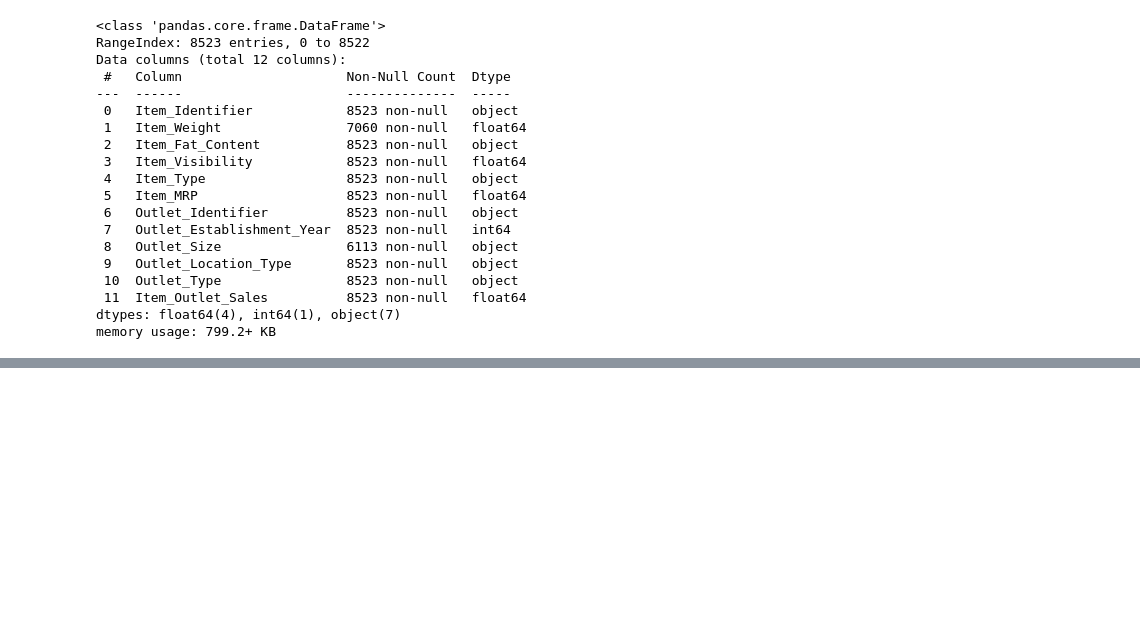
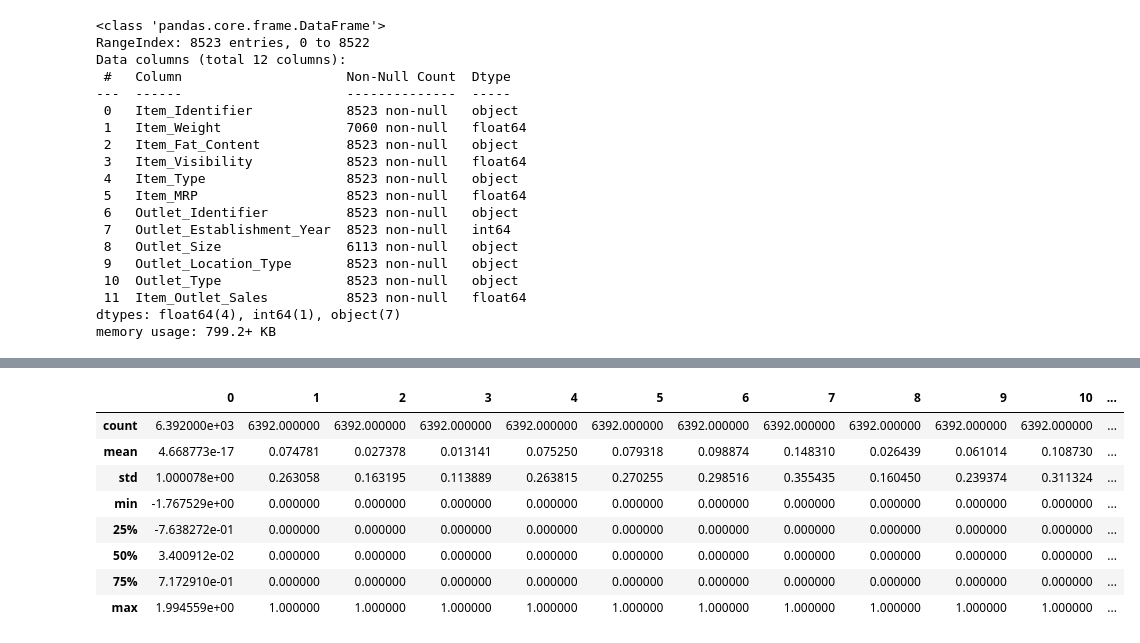
Before and after one commit to SAULIZA/prediccion_de_ventas, a Jupyter notebook: Prediccion_de_ventas.ipynb, the cells around one changed output, grey strips where cells are left out. Saved outputs shown, nothing was run; the diff lists cells and outputs as text; code cells hidden in the pictures; blank space fills up the shorter version.

```diff
--- a/Prediccion_de_ventas.ipynb
+++ b/Prediccion_de_ventas.ipynb
@@ -692,0 +209,12 @@ Este gráfico nos indican el promedio de ventas por tienda de los productos con
+# %%
+X_train_processed_df.describe()
+# %% [output]
+|  | 0 | 1 | 2 | 3 | 4 | 5 | 6 | 7 | 8 | 9 | 10 | ... |
+| count | 6.392000e+03 | 6392.000000 | 6392.000000 | 6392.000000 | 6392.000000 | 6392.000000 | 6392.000000 | 6392.000000 | 6392.000000 | 6392.000000 | 6392.000000 | ... |
+| mean | 4.668773e-17 | 0.074781 | 0.027378 | 0.013141 | 0.075250 | 0.079318 | 0.098874 | 0.148310 | 0.026439 | 0.061014 | 0.108730 | ... |
+| std | 1.000078e+00 | 0.263058 | 0.163195 | 0.113889 | 0.263815 | 0.270255 | 0.298516 | 0.355435 | 0.160450 | 0.239374 | 0.311324 | ... |
+| min | -1.767529e+00 | 0.000000 | 0.000000 | 0.000000 | 0.000000 | 0.000000 | 0.000000 | 0.000000 | 0.000000 | 0.000000 | 0.000000 | ... |
+| 25% | -7.638272e-01 | 0.000000 | 0.000000 | 0.000000 | 0.000000 | 0.000000 | 0.000000 | 0.000000 | 0.000000 | 0.000000 | 0.000000 | ... |
+| 50% | 3.400912e-02 | 0.000000 | 0.000000 | 0.000000 | 0.000000 | 0.000000 | 0.000000 | 0.000000 | 0.000000 | 0.000000 | 0.000000 | ... |
+| 75% | 7.172910e-01 | 0.000000 | 0.000000 | 0.000000 | 0.000000 | 0.000000 | 0.000000 | 0.000000 | 0.000000 | 0.000000 | 0.000000 | ... |
+| max | 1.994559e+00 | 1.000000 | 1.000000 | 1.000000 | 1.000000 | 1.000000 | 1.000000 | 1.000000 | 1.000000 | 1.000000 | 1.000000 | ... |
```
Also changed, not shown: parts of 126 cells of this notebook.
